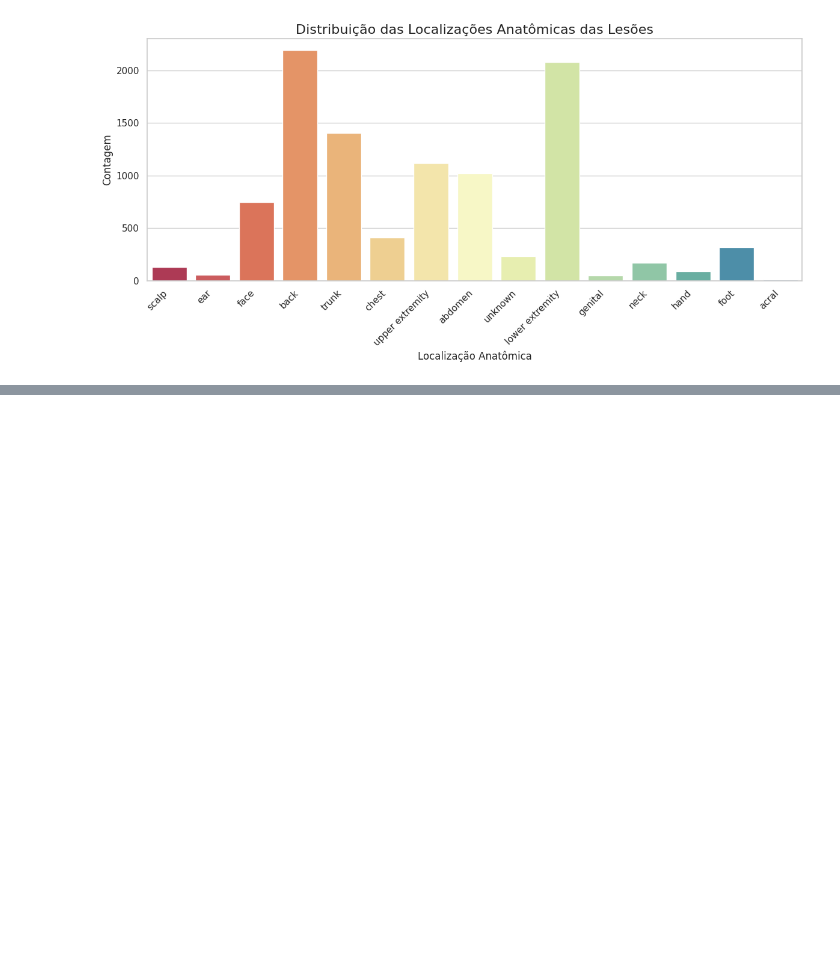
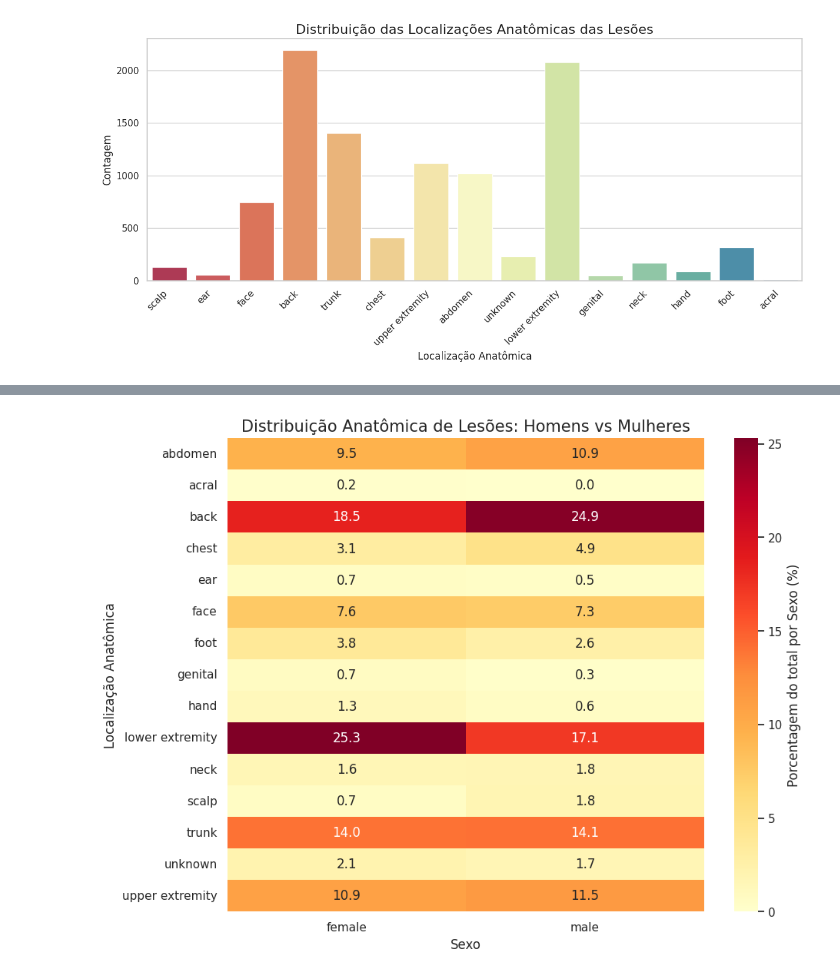
Before and after one commit to cristianalethangads/projetoads, a Jupyter notebook: projetoads.ipynb, the cells around one changed output, grey strips where cells are left out. Cells and saved outputs as stored; diff of their text form; code cells hidden in the pictures; blank space fills up the shorter version.

```diff
--- a/projetoads.ipynb
+++ b/projetoads.ipynb
@@ -242,0 +257,23 @@ plt.show()
+# %%
+# Limpeza básica: remover sexos 'unknown' para uma comparação limpa
+df_filtered = skin_df[skin_df['sex'].isin(['male', 'female'])].copy()
+
+# Criar uma tabela de frequências (Crosstab)
+ctab = pd.crosstab(df_filtered['localization'], df_filtered['sex'])
+
+# Normalização
+ctab_pct = ctab.div(ctab.sum(axis=0), axis=1) * 100
+
+plt.figure(figsize=(10, 8))
+sns.heatmap(ctab_pct,
+            annot=True,      # Mostra os números dentro dos quadrados
+            fmt=".1f",       # Formata para 1 casa decimal
+            cmap="YlOrRd",   # Cores: Amarelo para Vermelho (quente)
+            cbar_kws={'label': 'Porcentagem do total por Sexo (%)'})
+
+plt.title('Distribuição Anatômica de Lesões: Homens vs Mulheres', fontsize=15)
+plt.ylabel('Localização Anatômica')
+plt.xlabel('Sexo')
+plt.show()
+# %% [output]
+[figure, added]
```
Also changed, not shown: parts of 7 cells of this notebook.
